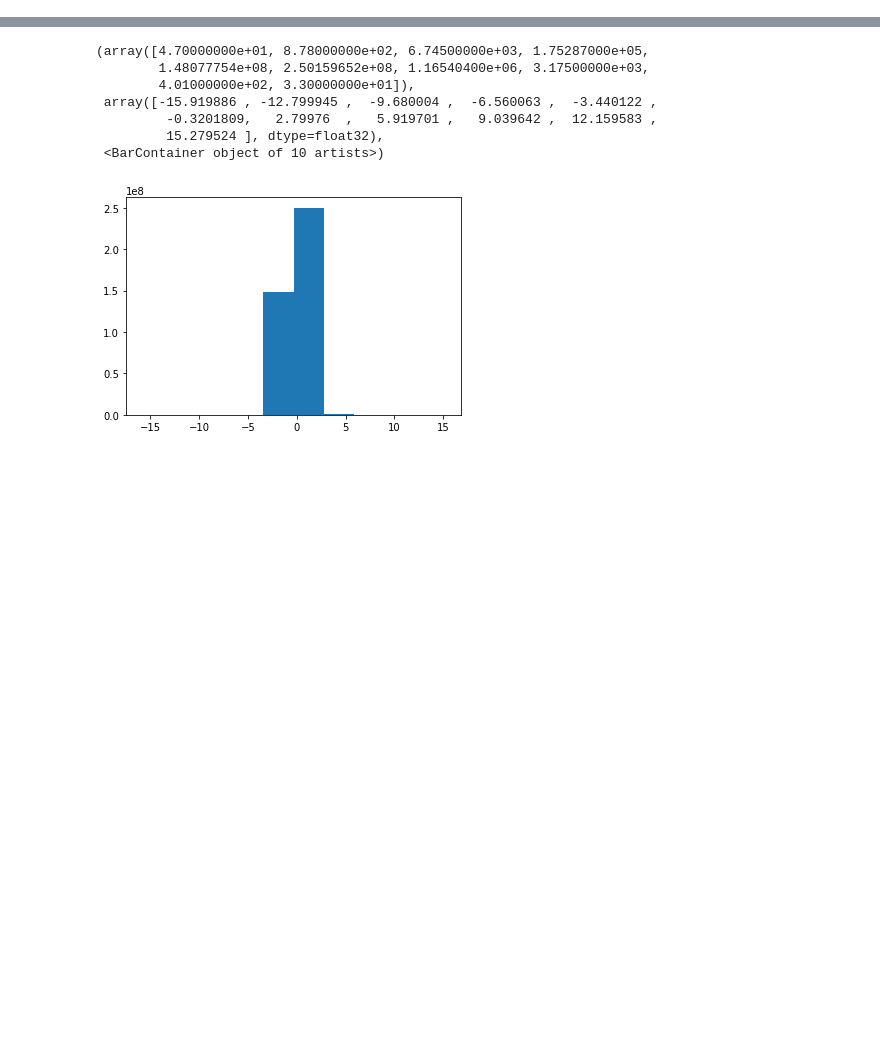
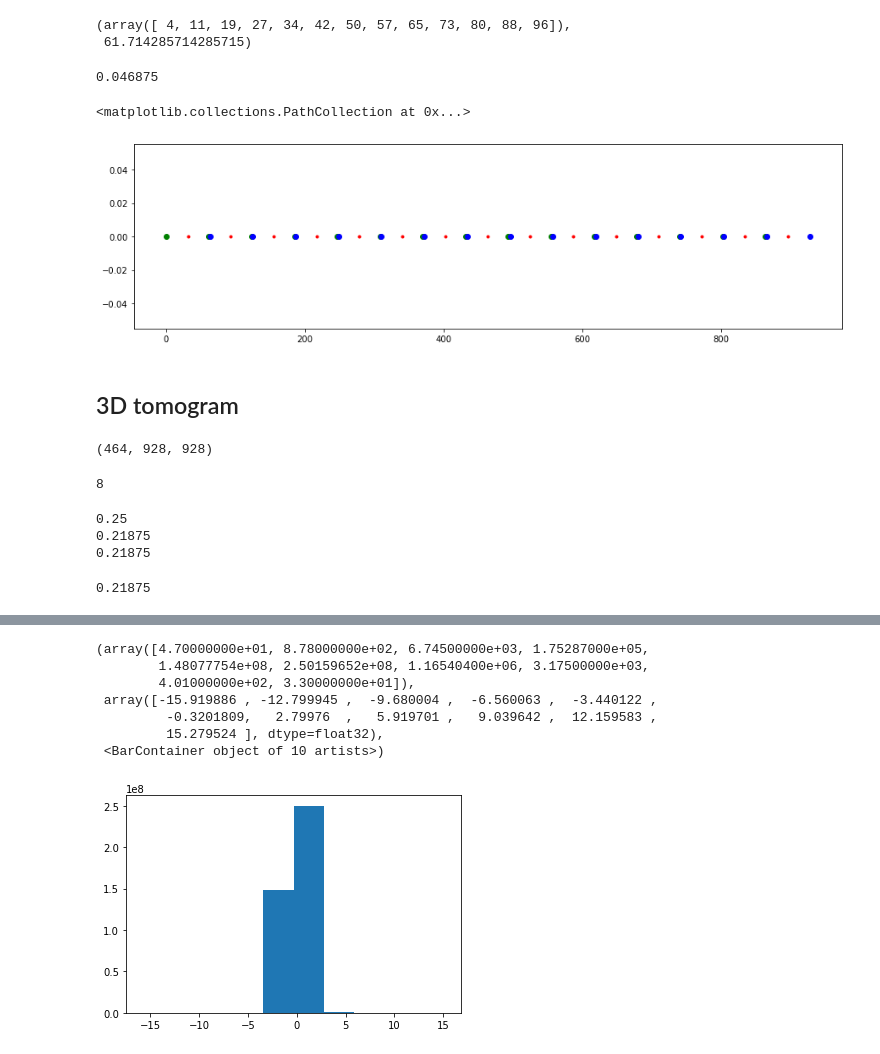
Before and after one commit to Fickincool/master-thesis, a Jupyter notebook: Notebooks/6.00_self2selfDenoising/6.00_dataloader_pilot.ipynb, the cells around one changed output, grey strips where cells are left out. Drawn from its saved outputs; the diff is of its cells as text; code cells hidden in the pictures; blank space fills up the shorter version.

```diff
--- a/Notebooks/6.00_self2selfDenoising/6.00_dataloader_pilot.ipynb
+++ b/Notebooks/6.00_self2selfDenoising/6.00_dataloader_pilot.ipynb
@@ -18,0 +25,6 @@ ISONET_PATH = os.path.join(PARENT_PATH, 'data/isoNet/')
+# %%
+L = 928
+s = 64
+
+n_intervals = L/s
+n_intervals # the decimal part means we have a surplus
@@ -18,0 +44,69 @@ ISONET_PATH = os.path.join(PARENT_PATH, 'data/isoNet/')
+# %%
+pcenters, step = np.linspace(s//2, L-s//2, int(np.ceil(n_intervals)), dtype=int, retstep=True)
+intervals, step
+# %% [output]
+(array([ 4, 11, 19, 27, 34, 42, 50, 57, 65, 73, 80, 88, 96]),
+ 61.714285714285715)
+# %%
+startpoints, endpoints = pcenters-s//2, pcenters+s//2
+max(endpoints[:-1]-startpoints[1::])/s # overlap
+# %% [output]
+0.046875
+# %%
+y0 = np.zeros_like(pcenters)
+
+plt.figure(figsize=(15, 4))
+plt.scatter(x=pcenters, y=y0, c='r', marker='.')
+plt.scatter(x=startpoints, y=y0, c='g')
+plt.scatter(x=endpoints, y=y0, c='b')
+# %% [output]
+<matplotlib.collections.PathCollection at 0x...>
+[figure, added]
+# %% [markdown]
+## 3D tomogram
+# %%
+cet_path = os.path.join(PARENT_PATH, 'data/raw_cryo-ET/tomo02.mrc')
+tomo_data = read_array(cet_path)
+
+subtomo_length = 128
+
+tomo_data.shape
+# %% [output]
+(464, 928, 928)
+# %%
+zyx = tomo_data.shape # tomogram dimensions
+max_length = max(zyx)
+dist_center = subtomo_length//2 # size from center
+
+n_centers = int(np.ceil(max_length/subtomo_length))
+n_centers
+# %% [output]
+8
+# %%
+pcenters = []
+for i, coord in enumerate(zyx):
+
+    n_centers = int(np.ceil(coord/subtomo_length))
+    pcenter = np.linspace(dist_center, coord-dist_center, n_centers, dtype=int)
+
+    startpoints, endpoints = pcenter-dist_center, pcenter+dist_center
+    overlap_ratio = max(endpoints[:-1]-startpoints[1::])/dist_center # overlap
+
+    pcenters.append(pcenter)
+    print(overlap_ratio)
+
+    if overlap_ratio<0:
+        raise ValueError('The tomogram is not fully covered in dimension %i.' %i)
+
+    if overlap_ratio>0.5:
+        raise ValueError('There is too much overlap between patches in dimension %i.' %i)
+
+z, y, x = zyx
+# %% [output]
+0.25
+0.21875
+0.21875
+# %%
+overlap_ratio
+# %% [output]
+0.21875
```
Also changed, not shown: parts of 14 cells of this notebook, 7 other files.
